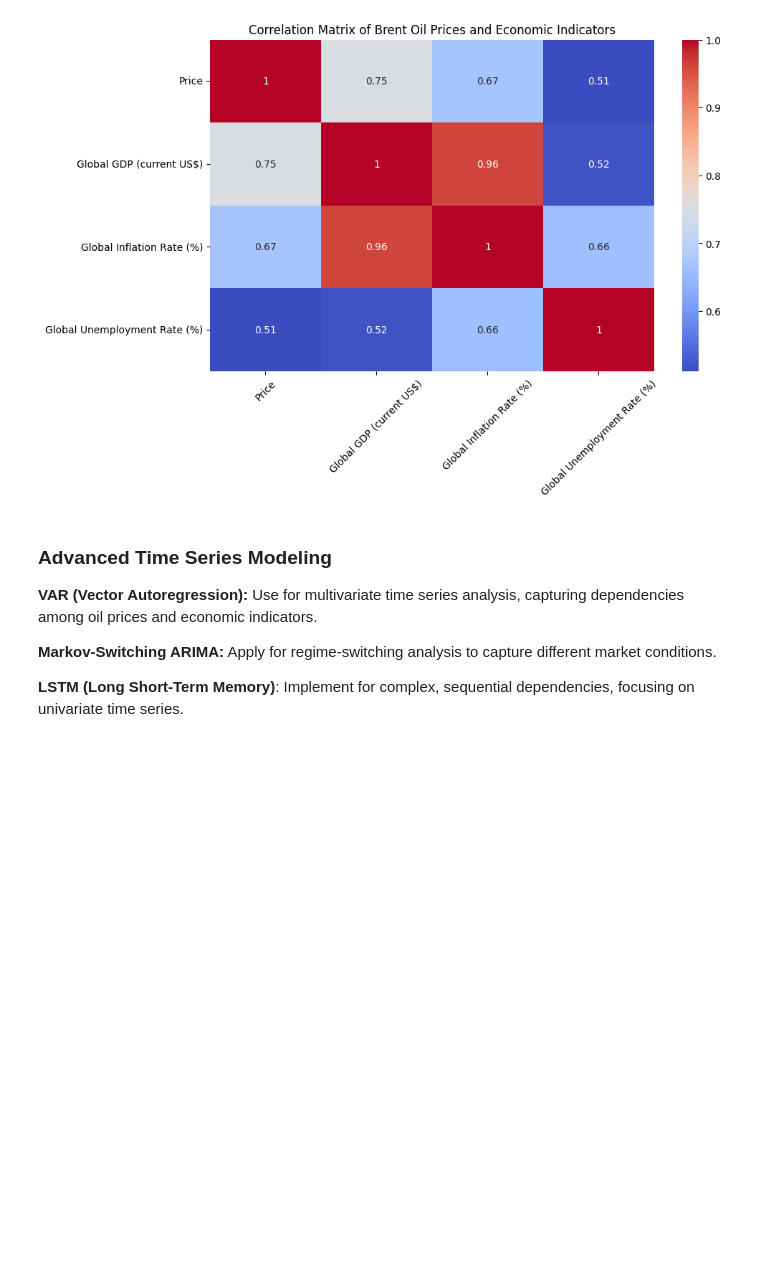
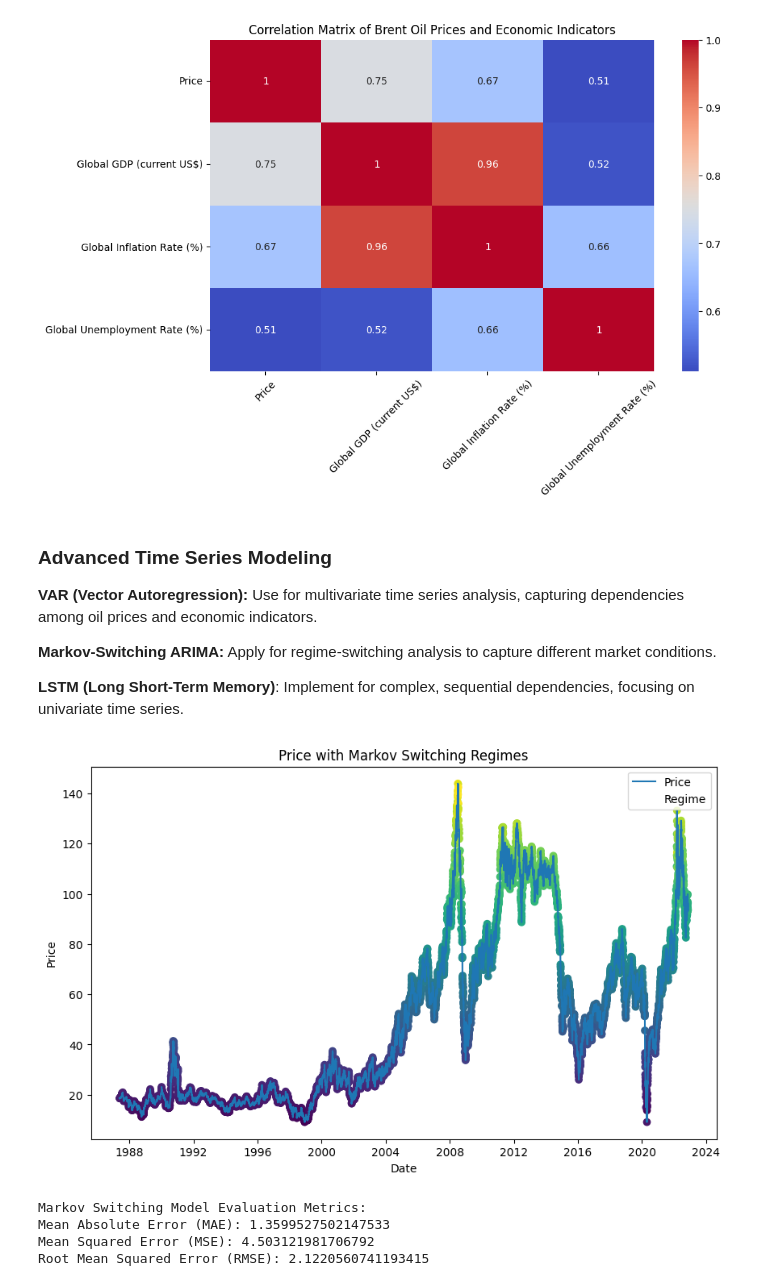
Before and after one commit to Seife1/Brent-Oil-Price-Analysis-and-Change-Point-Detection, a Jupyter notebook: notebooks/Brent_Oil_Analysis_Task2.ipynb, the cells around one changed output. Cells and saved outputs as stored; diff of their text form; code cells hidden in the pictures; blank space fills up the shorter version.

Commit message:
LSTM plus Markov

```diff
--- a/notebooks/Brent_Oil_Analysis_Task2.ipynb
+++ b/notebooks/Brent_Oil_Analysis_Task2.ipynb
@@ -257,6 +262,12 @@ var_forecast = var_model.forecast(merged_df.values[-var_model.k_ar:], steps=10)
 # %%
-# Markov-Switching ARIMA Model
+# Fit and evaluate Markov Switching model
 markov_model = fit_markov_switching(merged_df)
-markov_pred = markov_model.predict(start=len(merged_df) - 100, end=len(merged_df) - 1)
+evaluate_markov_switching_model(markov_model, merged_df)
+# %% [output]
+[figure, added]
+Markov Switching Model Evaluation Metrics:
+Mean Absolute Error (MAE): 1.3599527502147533
+Mean Squared Error (MSE): 4.503121981706792
+Root Mean Squared Error (RMSE): 2.1220560741193415
 # %%
 # LSTM Model
```
Also changed, not shown: parts of 10 cells of this notebook, 3 other files.
